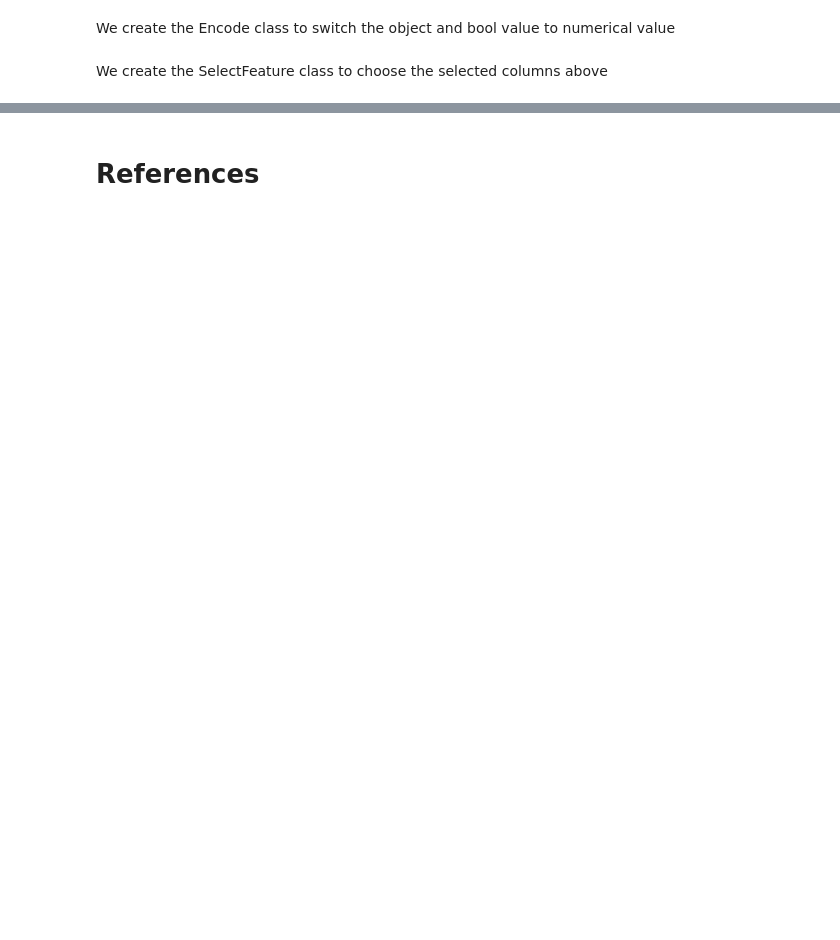
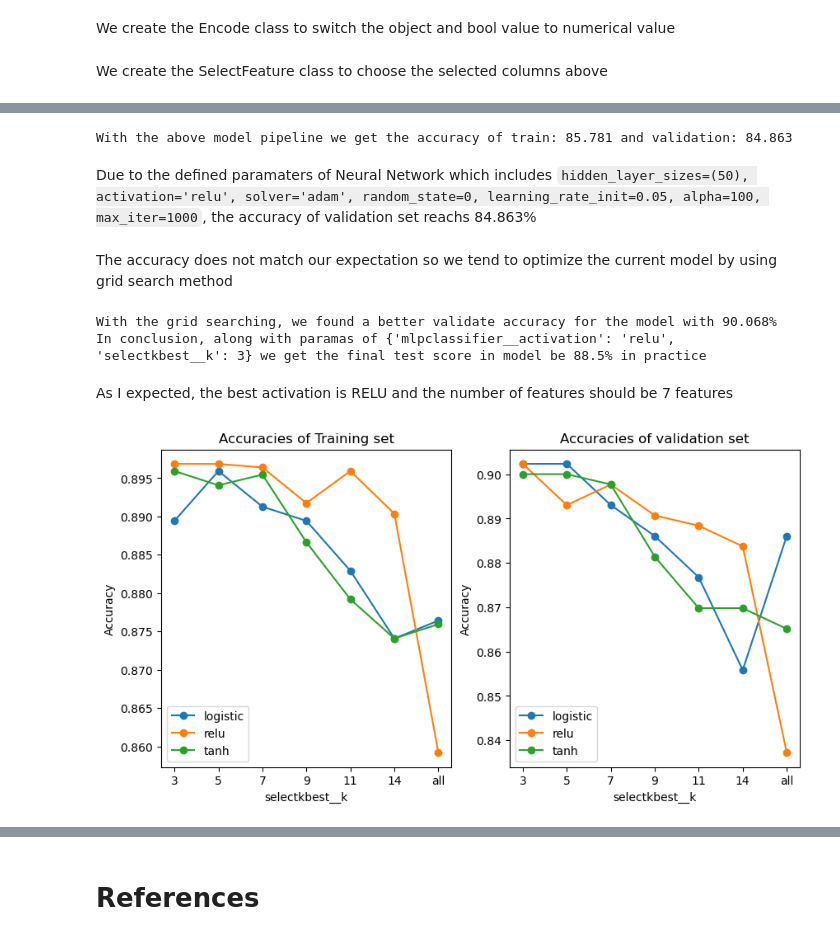
Before and after one commit to camphong24032002/Assignment3-PDS, a Jupyter notebook: Assignment3.ipynb, the cells around one changed output, grey strips where cells are left out. Drawn from its saved outputs; the diff is of its cells as text; code cells hidden in the pictures; blank space fills up the shorter version.

```diff
--- a/Assignment3.ipynb
+++ b/Assignment3.ipynb
@@ -413,0 +349,6 @@ for alpha in alphas:
+# %%
+full_pipeline = Pipeline(steps=[
+    ('preprocess', preprocess_pipeline),
+    ('mlpclassifier', MLPClassifier(hidden_layer_sizes=(50), activation='relu', solver='adam', random_state=0, learning_rate_init=0.05, alpha=100, max_iter=1000))
+])
+full_pipeline
@@ -414,3 +376,53 @@ for alpha in alphas:
+# %%
+full_pipeline.fit(X, y)
+train_acc = full_pipeline.score(X, y)*100
+val_acc = full_pipeline.score(val_X, val_y)*100
+print(f'With the above model pipeline we get the accuracy of train: {train_acc.round(3)} and validation: {val_acc.round(3)}')
+# %% [output]
+With the above model pipeline we get the accuracy of train: 85.781 and validation: 84.863
+# %% [markdown]
+Due to the defined paramaters of Neural Network which includes `hidden_layer_sizes=(50), activation='relu', solver='adam', random_state=0, learning_rate_init=0.05, alpha=100, max_iter=1000`, the accuracy of validation set reachs 84.863%
+# %% [markdown]
+The accuracy does not match our expectation so we tend to optimize the current model by using grid search method
+# %%
+optimize_pipeline = Pipeline(steps=[
+    ('preprocess', preprocess_pipeline),
+    ('selectkbest', SelectKBest(chi2)),
+    ('mlpclassifier', MLPClassifier(hidden_layer_sizes=(50), solver='adam', activation='relu', random_state=0, learning_rate_init=0.05, max_iter=1000))
+])
+
+param_grid_mlp = {'mlpclassifier__activation': ['logistic', 'relu', 'tanh'],
+            'selectkbest__k': [3, 5, 7, 9, 11, 14]}
+
+grid_search_mlp = GridSearchCV(optimize_pipeline, param_grid_mlp)
+grid_search_mlp.fit(X, y)
+# %%
+val_acc = grid_search_mlp.score(val_X, val_y)*100
+final_score = accuracy_score(grid_search_mlp.predict(test_X), test_y, normalize=True)
+print(f'With the grid searching, we found a better validate accuracy for the model with {val_acc.round(3)}%')
+print(f'In conclusion, along with paramas of {grid_search_mlp.best_params_} we get the final test score in model be {final_score.round(3)*100}% in practice')
+# %% [output]
+With the grid searching, we found a better validate accuracy for the model with 90.068%
+In conclusion, along with paramas of {'mlpclassifier__activation': 'relu', 'selectkbest__k': 3} we get the final test score in model be 88.5% in practice
+# %% [markdown]
+As I expected, the best activation is RELU and the number of features should be 7 features
+# %%
+def plot_grid_search(grid_search, grid_params, attribute='mean_test_score', title='None'):
+    scores = np.array(grid_search.cv_results_[attribute]).reshape(len(grid_params[list(grid_params.keys())[0]]), len(grid_params[list(grid_params.keys())[1]]))
+    for score, param in zip(scores, grid_params[list(grid_params.keys())[0]]):
+        plt.plot(grid_params[list(grid_params.keys())[1]], score, '-o', label=param)
+    plt.legend(loc='lower left')
+    plt.xlabel(list(grid_params.keys())[1])
+    plt.ylabel('Accuracy')
+    plt.title(title)
+
+plt.figure(figsize=(10, 5))
+plt.subplot(1, 2, 1)
+plot_grid_search(grid_search_mlp, param_grid_mlp, title='Accuracies of Training set')
+plt.subplot(1, 2, 2)
+plot_grid_search(grid_search_mlp, param_grid_mlp, attribute='split2_test_score', title='Accuracies of validation set')
+# %% [output]
+[figure, added]
 # %%
 # Visualizing the result
 train_accs_df = pd.DataFrame(data=np.array(train_accs).reshape(len(alphas), -1),
```
Also changed, not shown: parts of 37 cells of this notebook.
